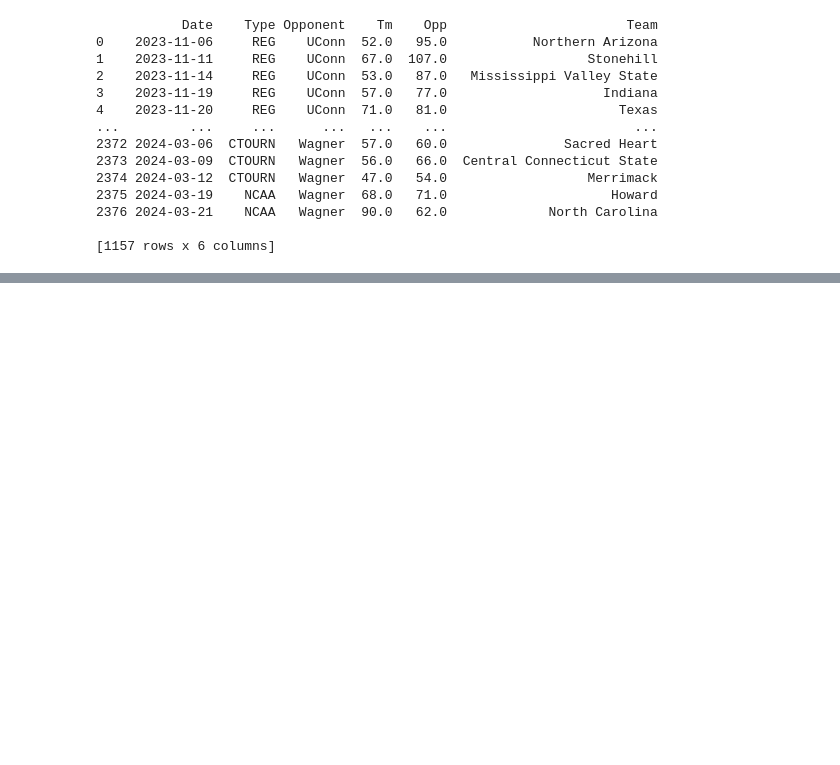
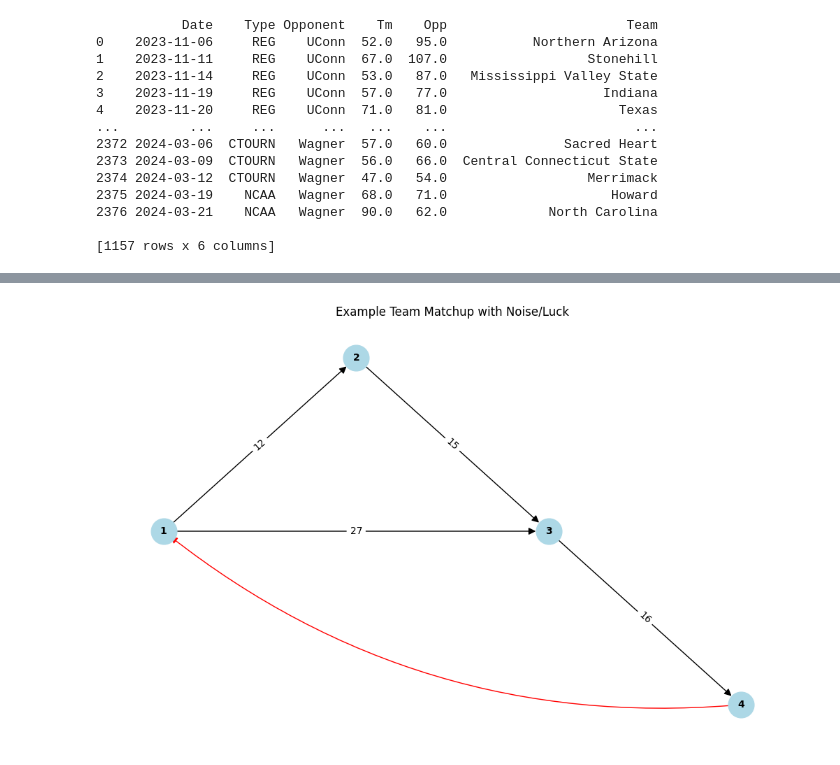
Before and after one commit to cbobowic/BMCM2024, a Jupyter notebook: data_analysis.ipynb, the cells around one changed output, grey strips where cells are left out. Saved outputs shown, nothing was run; the diff lists cells and outputs as text; code cells hidden in the pictures; blank space fills up the shorter version.

```diff
--- a/data_analysis.ipynb
+++ b/data_analysis.ipynb
@@ -55,0 +119,30 @@ plt.show()
+# %%
+plt.figure(figsize=(10,6))
+# Create a directed graph (DAG)
+G = nx.DiGraph()
+G.add_weighted_edges_from([(1, 2, 12), (1, 3, 27), (2, 3, 15), (3, 4, 16)])
+
+# Manually specify the position of each node
+pos = {
+    1: (0, 1),
+    2: (1, 2),
+    3: (2, 1),
+    4: (3, 0),
+}
+
+# Draw and display the graph with specified positions
+nx.draw(G, pos, with_labels=True, node_size=700, node_color='lightblue', font_size=10, font_color='black', font_weight='bold', arrows=True, arrowstyle='-|>', arrowsize=15)
+
+nx.draw_networkx_edges(G, pos, edgelist=[(4, 1, 20)], edge_color='red', connectionstyle='arc3,rad=-0.2', arrows=True, arrowstyle='-|>', arrowsize=15)
+
+
+# Draw edge labels (weights)
+edge_labels = nx.get_edge_attributes(G, 'weight')
+nx.draw_networkx_edge_labels(G, pos, edge_labels=edge_labels)
+
+
+
+plt.title("Example Team Matchup with Noise/Luck")
+plt.show()
+# %% [output]
+[figure, added]
```
Also changed, not shown: parts of 3 cells of this notebook, 3 other files.
